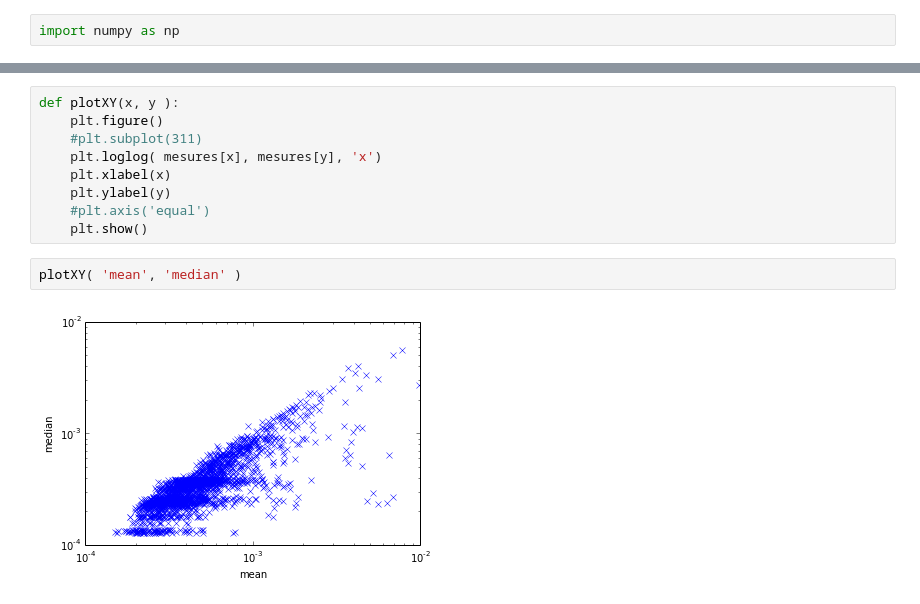
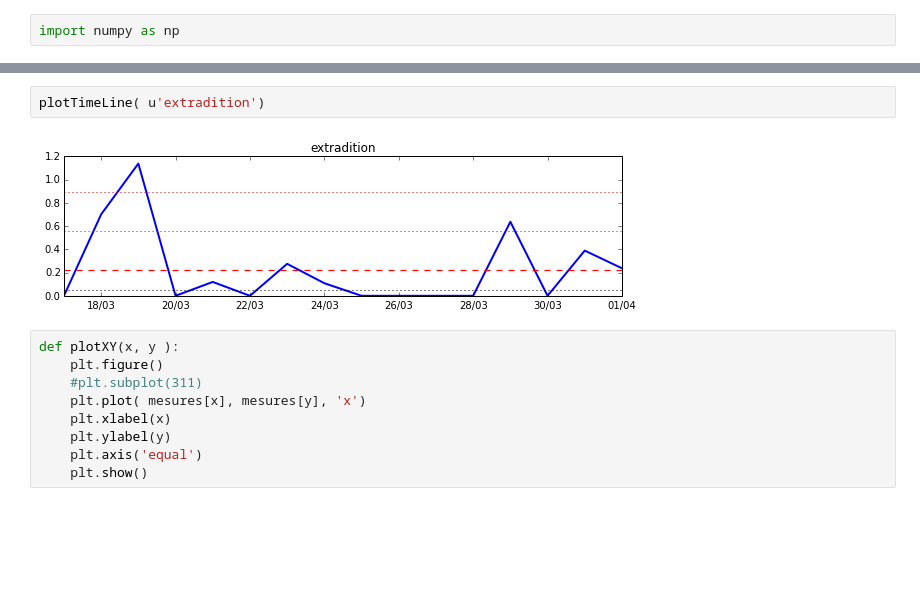
Before and after one commit to xdze2/lesMotsDesJournaux, a Jupyter notebook: byDay.ipynb, the cells around one changed output, grey strips where cells are left out. Saved outputs shown, nothing was run; the diff lists cells and outputs as text; blank space fills up the shorter version.

```diff
--- a/byDay.ipynb
+++ b/byDay.ipynb
@@ -207,13 +225,13 @@ for m in mesures_name:
+# %%
+plotTimeLine( u'extradition')
+# %% [output]
+[figure, added]
 # %%
 def plotXY(x, y ):
     plt.figure()
     #plt.subplot(311)
-    plt.loglog( mesures[x], mesures[y], 'x')
+    plt.plot( mesures[x], mesures[y], 'x')
     plt.xlabel(x)
     plt.ylabel(y)
-    #plt.axis('equal')
+    plt.axis('equal')
     plt.show()
-# %%
-plotXY( 'mean', 'median' )
-# %% [output]
-[figure, removed]
```
Also changed, not shown: parts of 27 cells of this notebook, 9 other files.
